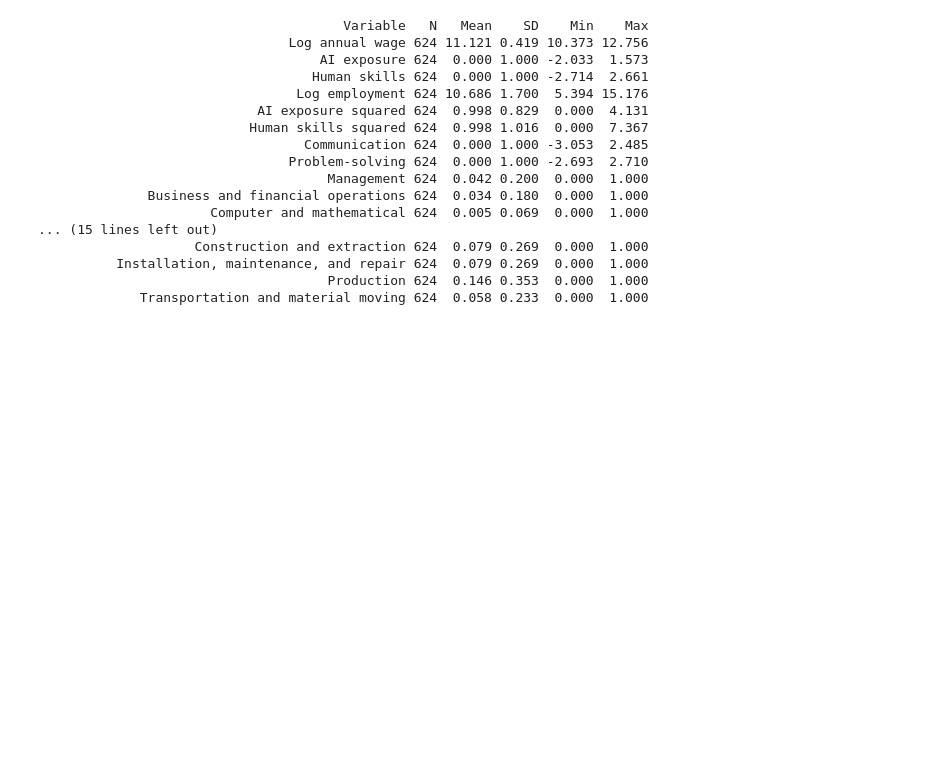
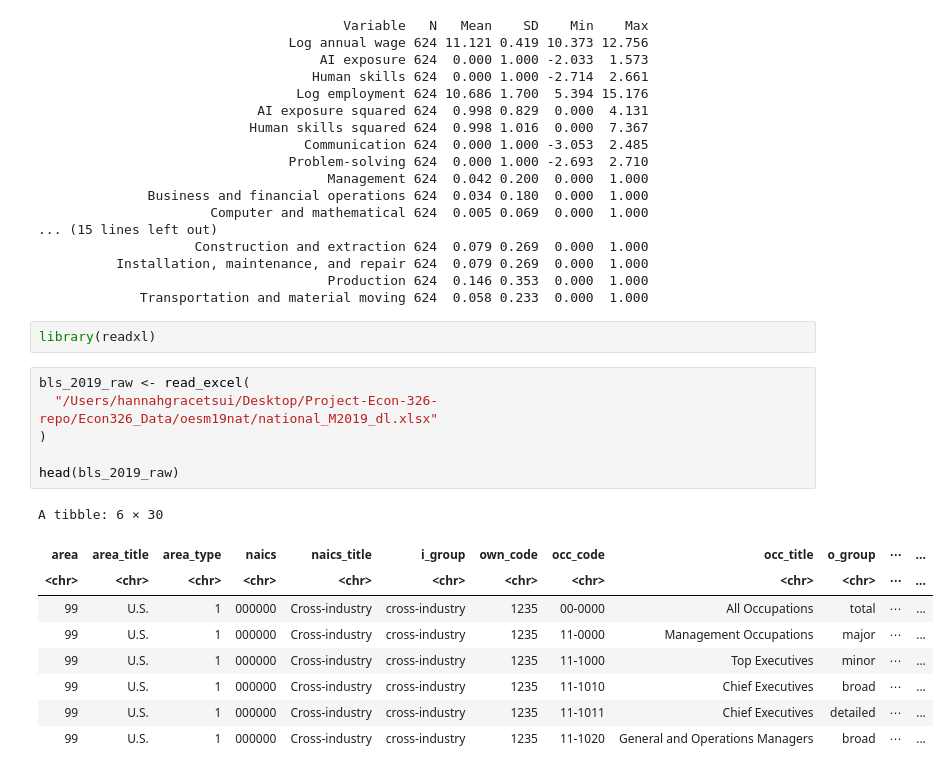
Before and after one commit to hannahgtsui/Project-Econ-326, a Jupyter notebook: Econ 326 Project.ipynb, the cells around one changed output. Drawn from its saved outputs; the diff is of its cells as text; blank space fills up the shorter version.

Commit message:
Add 2019 comparison and exploratory extension tables

```diff
--- a/Econ 326 Project.ipynb
+++ b/Econ 326 Project.ipynb
@@ -818,3 +818,21 @@ print(summary_display, row.names = FALSE)
           Installation, maintenance, and repair 624  0.079 0.269  0.000  1.000
                                      Production 624  0.146 0.353  0.000  1.000
              Transportation and material moving 624  0.058 0.233  0.000  1.000
+# %%
+library(readxl)
+# %%
+bls_2019_raw <- read_excel(
+  "/Users/hannahgracetsui/Desktop/Project-Econ-326-repo/Econ326_Data/oesm19nat/national_M2019_dl.xlsx"
+)
+
+head(bls_2019_raw)
+# %% [output]
+A tibble: 6 × 30
+| area | area_title | area_type | naics | naics_title | i_group | own_code | occ_code | occ_title | o_group | ⋯ | ... |
+| <chr> | <chr> | <chr> | <chr> | <chr> | <chr> | <chr> | <chr> | <chr> | <chr> | ⋯ | ... |
+| 99 | U.S. | 1 | 000000 | Cross-industry | cross-industry | 1235 | 00-0000 | All Occupations | total | ⋯ | ... |
+| 99 | U.S. | 1 | 000000 | Cross-industry | cross-industry | 1235 | 11-0000 | Management Occupations | major | ⋯ | ... |
+| 99 | U.S. | 1 | 000000 | Cross-industry | cross-industry | 1235 | 11-1000 | Top Executives | minor | ⋯ | ... |
+| 99 | U.S. | 1 | 000000 | Cross-industry | cross-industry | 1235 | 11-1010 | Chief Executives | broad | ⋯ | ... |
+| 99 | U.S. | 1 | 000000 | Cross-industry | cross-industry | 1235 | 11-1011 | Chief Executives | detailed | ⋯ | ... |
+| 99 | U.S. | 1 | 000000 | Cross-industry | cross-industry | 1235 | 11-1020 | General and Operations Managers | broad | ⋯ | ... |
```
Also changed, not shown: parts of 15 cells of this notebook.
